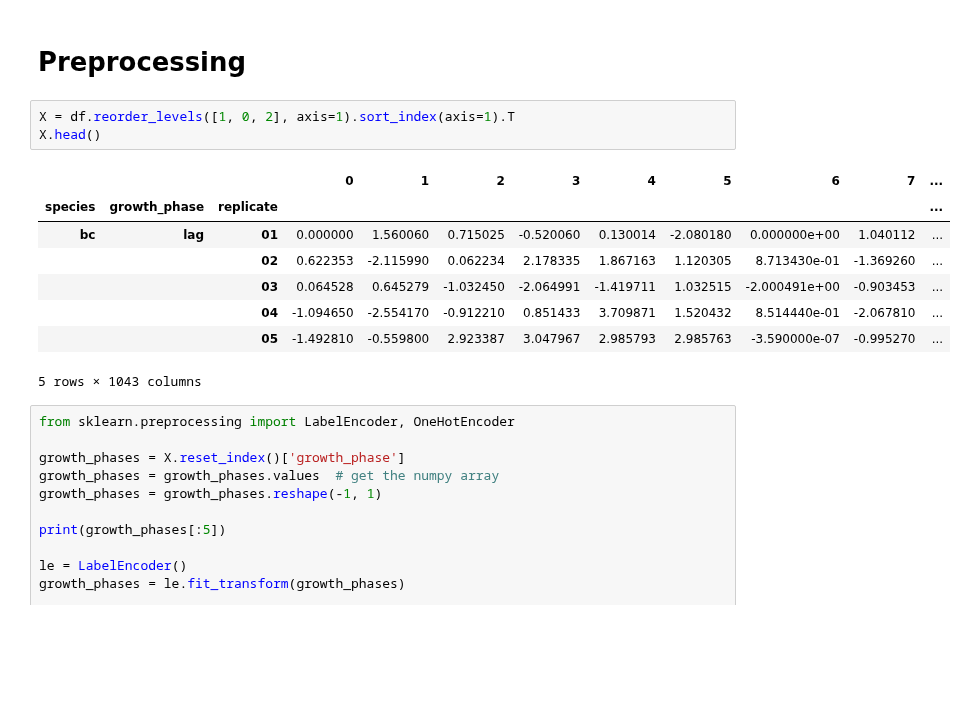
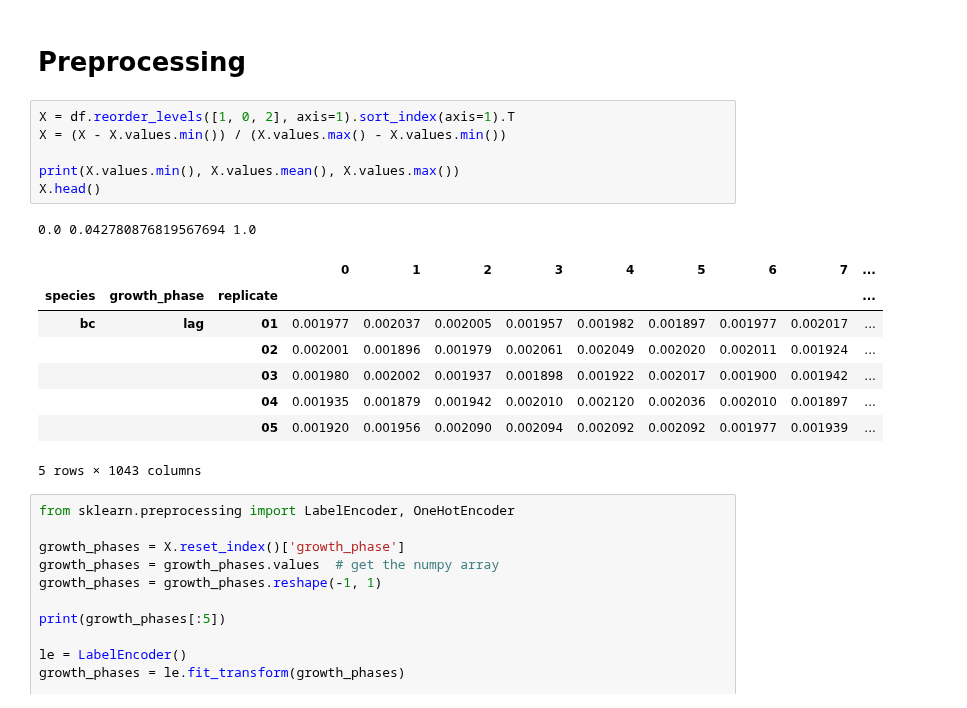
Before and after one commit to AnthonyDickson/summer-bursary-2018, a Jupyter notebook: bacteria/Classification.ipynb, the cells around one changed output. Saved outputs shown, nothing was run; the diff lists cells and outputs as text; blank space fills up the shorter version.

```diff
--- a/bacteria/Classification.ipynb
+++ b/bacteria/Classification.ipynb
@@ -36,16 +36,20 @@ memory usage: 1.1 MB
 # Preprocessing
 # %%
 X = df.reorder_levels([1, 0, 2], axis=1).sort_index(axis=1).T
+X = (X - X.values.min()) / (X.values.max() - X.values.min())
+
+print(X.values.min(), X.values.mean(), X.values.max())
 X.head()
 # %% [output]
+0.0 0.042780876819567694 1.0
 |  |  |  | 0 | 1 | 2 | 3 | 4 | 5 | 6 | 7 | ... |
 | species | growth_phase | replicate |  |  |  |  |  |  |  |  | ... |
-| bc | lag | 01 | 0.000000 | 1.560060 | 0.715025 | -0.520060 | 0.130014 | -2.080180 | 0.000000e+00 | 1.040112 | ... |
-|  |  | 02 | 0.622353 | -2.115990 | 0.062234 | 2.178335 | 1.867163 | 1.120305 | 8.713430e-01 | -1.369260 | ... |
-|  |  | 03 | 0.064528 | 0.645279 | -1.032450 | -2.064991 | -1.419711 | 1.032515 | -2.000491e+00 | -0.903453 | ... |
-|  |  | 04 | -1.094650 | -2.554170 | -0.912210 | 0.851433 | 3.709871 | 1.520432 | 8.514440e-01 | -2.067810 | ... |
-|  |  | 05 | -1.492810 | -0.559800 | 2.923387 | 3.047967 | 2.985793 | 2.985763 | -3.590000e-07 | -0.995270 | ... |
+| bc | lag | 01 | 0.001977 | 0.002037 | 0.002005 | 0.001957 | 0.001982 | 0.001897 | 0.001977 | 0.002017 | ... |
+|  |  | 02 | 0.002001 | 0.001896 | 0.001979 | 0.002061 | 0.002049 | 0.002020 | 0.002011 | 0.001924 | ... |
+|  |  | 03 | 0.001980 | 0.002002 | 0.001937 | 0.001898 | 0.001922 | 0.002017 | 0.001900 | 0.001942 | ... |
+|  |  | 04 | 0.001935 | 0.001879 | 0.001942 | 0.002010 | 0.002120 | 0.002036 | 0.002010 | 0.001897 | ... |
+|  |  | 05 | 0.001920 | 0.001956 | 0.002090 | 0.002094 | 0.002092 | 0.002092 | 0.001977 | 0.001939 | ... |
-5 rows × 1043 columns
+5 rows × 1043 columns
 # %%
 from sklearn.preprocessing import LabelEncoder, OneHotEncoder
 
```
Also changed, not shown: parts of 11 cells of this notebook, 6 other files.
